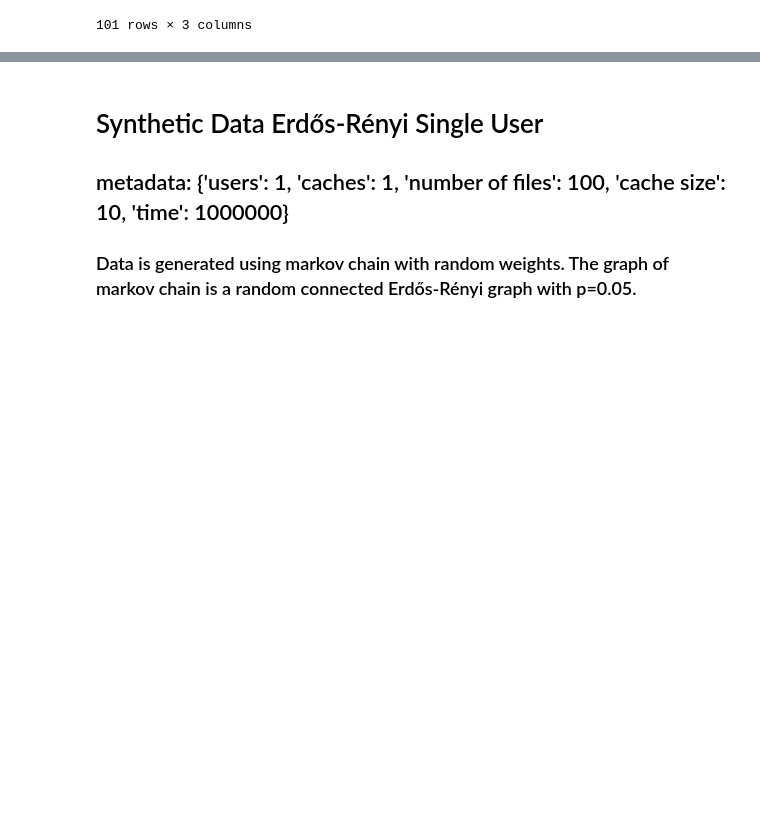
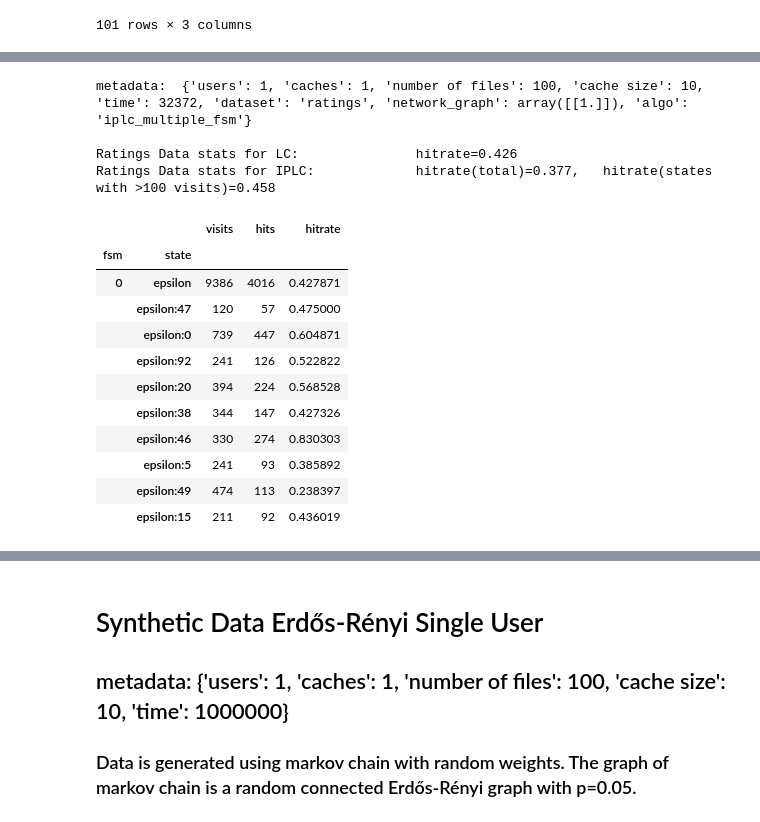
Before and after one commit to AtivJoshi/UniversalCaching, a Jupyter notebook: results.ipynb, the cells around one changed output, grey strips where cells are left out. Cells and saved outputs as stored; diff of their text form; code cells hidden in the pictures; blank space fills up the shorter version.

Commit message:
fixed bug in load_ratings_data, appended ratings data in results.ipynb

```diff
--- a/results.ipynb
+++ b/results.ipynb
@@ -79,0 +84,34 @@ sorted by hitrate(desc)
+# %%
+folder_path=""
+with pd.HDFStore(folder_path+'data/ratings_iplc_multifsm_u1_c1_t32372_d1_2021_10_05_13_38_09.h5') as storage:
+  df=storage['df']
+  metadata=storage.get_storer('df').attrs.metadata
+  # metadata['dataset']='ratings'
+  # storage.get_storer('df').attrs.metadata=metadata
+print('metadata: ',metadata)
+print(f'\nRatings Data stats for LC: \t\t hitrate={0.4260163103916965:.03f}')
+print(f'Ratings Data stats for IPLC: \t\t hitrate(total)={0.37659088100827876:0.3f}, \t hitrate(states with >100 visits)={0.45810802953660096:0.3f}')
+# df['hits'].sum()/df['visits'].sum()
+df.drop(df[df['visits']<100].index,inplace=True)
+# df.sort_values(by='per',ascending=False,inplace=True)
+# df.rename({'per':'hitrate'},inplace=True,axis=1)
+# print('\nsorted by hitrate(desc)')
+# df['hits'].sum()/df['visits'].sum()
+df[:10]
+# %% [output]
+metadata:  {'users': 1, 'caches': 1, 'number of files': 100, 'cache size': 10, 'time': 32372, 'dataset': 'ratings', 'network_graph': array([[1.]]), 'algo': 'iplc_multiple_fsm'}
+
+Ratings Data stats for LC:               hitrate=0.426
+Ratings Data stats for IPLC:             hitrate(total)=0.377,   hitrate(states with >100 visits)=0.458
+|  |  | visits | hits | hitrate |
+| fsm | state |  |  |  |
+| 0 | epsilon | 9386 | 4016 | 0.427871 |
+|  | epsilon:47 | 120 | 57 | 0.475000 |
+|  | epsilon:0 | 739 | 447 | 0.604871 |
+|  | epsilon:92 | 241 | 126 | 0.522822 |
+|  | epsilon:20 | 394 | 224 | 0.568528 |
+|  | epsilon:38 | 344 | 147 | 0.427326 |
+|  | epsilon:46 | 330 | 274 | 0.830303 |
+|  | epsilon:5 | 241 | 93 | 0.385892 |
+|  | epsilon:49 | 474 | 113 | 0.238397 |
+|  | epsilon:15 | 211 | 92 | 0.436019 |
```
Also changed, not shown: parts of 4 cells of this notebook, 1 other file.
